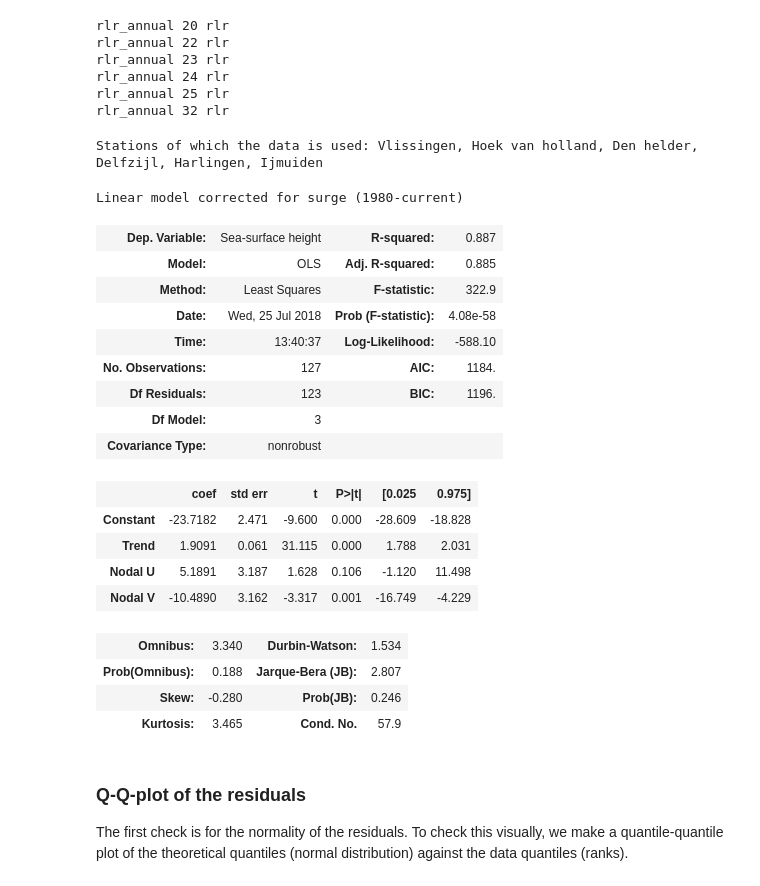
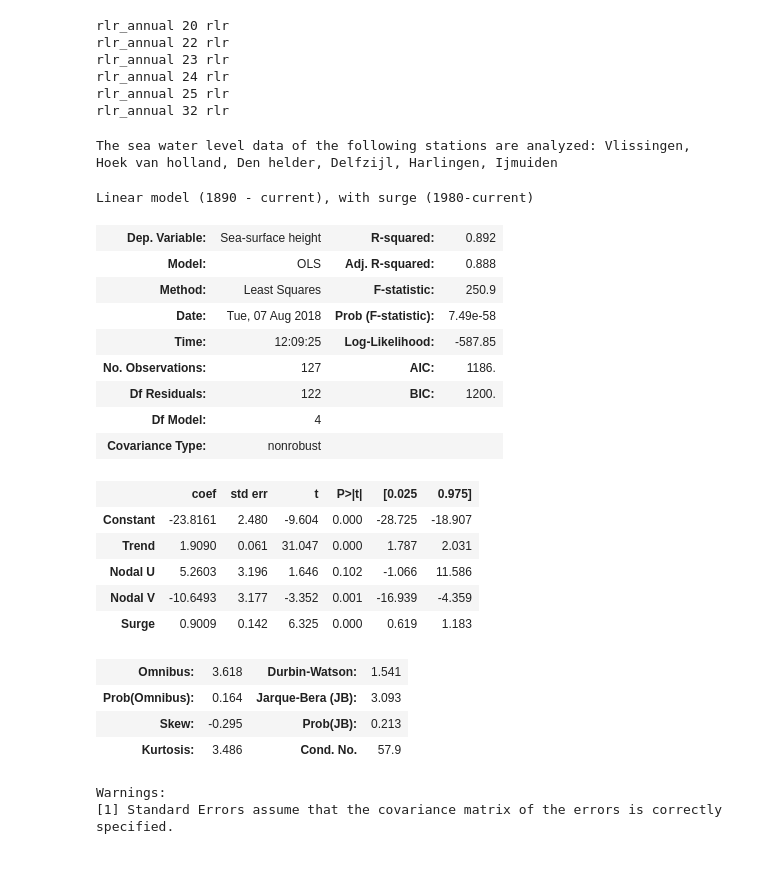
Before and after one commit to openearth/sealevel, a Jupyter notebook: notebooks/analysis/gtsr/Statistical tests.ipynb, the cells around one changed output. Saved outputs shown, nothing was run; the diff lists cells and outputs as text; code cells hidden in the pictures.

```diff
--- a/notebooks/analysis/gtsr/Statistical tests.ipynb
+++ b/notebooks/analysis/gtsr/Statistical tests.ipynb
@@ -81,14 +94,15 @@ mean_df = mean_df[mean_df['year'] >= 1890]
 
 station_names = [st.capitalize() for st in rlr_data.loc[stations, 'name'].tolist()]
 
-print(f'Stations of which the data is used: {", ".join(station_names)}')
+print(f'The sea water level data of the following stations are analyzed: {", ".join(station_names)}')
 # %% [output]
-Stations of which the data is used: Vlissingen, Hoek van holland, Den helder, Delfzijl, Harlingen, Ijmuiden
+The sea water level data of the following stations are analyzed: Vlissingen, Hoek van holland, Den helder, Delfzijl, Harlingen, Ijmuiden
 # %%
 # Add surge
 # Load surge and convert from meters to mm
-surge = pandas.read_pickle('d:/Documents/2695.50 Zeespiegelstijging 2018/Data/surge.pkl') * 1000
+surge = pandas.read_pickle('D:/Documents/2695.50 Zeespiegelstijging 2018/Data/surge.pkl') * 1000
 # Calculate average over given stations, per year
+# if monthly averages are needed, groupby "surge.index.month"
 average = surge[station_names].groupby(surge.index.year).mean().mean(axis=1)
 # Construct dataframe and add to mean_df
 surge_per_year = pandas.DataFrame(data=[average.mean()] * len(mean_df), index=mean_df['year'], columns=['surge'])
@@ -102,37 +116,54 @@ mean_df_corrected = mean_df.copy()
 mean_df_corrected['height'] -= mean_df_corrected['surge']
 
 # mean_df_corrected = mean_df_corrected[mean_df_corrected['year'] >= 1980]
+# %%
+def linear_model_with_surge(df):
+    """
+    Return the fit from the linear model on the given dataset df.
+    Wind and season can be enabled and disabled
+    """
+    y = df['height']
+    X = np.c_[
+        df['year']-1970,
+        np.cos(2*np.pi*(df['year']-1970)/18.613),
+        np.sin(2*np.pi*(df['year']-1970)/18.613),
+        df['surge']# * (df['year'] >= 1980)
+    ]
+    month = np.mod(df['year'], 1) * 12.0
+    names = ['Constant', 'Trend', 'Nodal U', 'Nodal V', 'Surge']
+
+    X = sm.add_constant(X)
+    model = sm.OLS(y, X, missing='drop')
+    fit = model.fit()
+    return fit, names
 # %%
-# Linear fit
-linear_fit, names = linear_model(mean_df_corrected, with_wind=False, with_season=False)
-
-table = linear_fit.summary(
+linear_fit_with_surge, names = linear_model_with_surge(mean_df)
+table = linear_fit_with_surge.summary(
     yname='Sea-surface height',
     xname=names,
-    title='Linear model corrected for surge (1980-current)'
+    title='Linear model (1890 - current), with surge (1980-current)'
 )
 display(table)
 # %% [output]
-Linear model corrected for surge (1980-current)
+Linear model (1890 - current), with surge (1980-current)
-| Dep. Variable: | Sea-surface height | R-squared: | 0.887 |
-| Model: | OLS | Adj. R-squared: | 0.885 |
-| Method: | Least Squares | F-statistic: | 322.9 |
-| Date: | Wed, 25 Jul 2018 | Prob (F-statistic): | 4.08e-58 |
-| Time: | 13:40:37 | Log-Likelihood: | -588.10 |
-| No. Observations: | 127 | AIC: | 1184. |
-| Df Residuals: | 123 | BIC: | 1196. |
-| Df Model: | 3 |  |  |
+| Dep. Variable: | Sea-surface height | R-squared: | 0.892 |
+| Model: | OLS | Adj. R-squared: | 0.888 |
+| Method: | Least Squares | F-statistic: | 250.9 |
+| Date: | Tue, 07 Aug 2018 | Prob (F-statistic): | 7.49e-58 |
+| Time: | 12:09:25 | Log-Likelihood: | -587.85 |
+| No. Observations: | 127 | AIC: | 1186. |
+| Df Residuals: | 122 | BIC: | 1200. |
+| Df Model: | 4 |  |  |
 | Covariance Type: | nonrobust |  |  |
 |  | coef | std err | t | P>|t| | [0.025 | 0.975] |
-| Constant | -23.7182 | 2.471 | -9.600 | 0.000 | -28.609 | -18.828 |
-| Trend | 1.9091 | 0.061 | 31.115 | 0.000 | 1.788 | 2.031 |
-| Nodal U | 5.1891 | 3.187 | 1.628 | 0.106 | -1.120 | 11.498 |
-| Nodal V | -10.4890 | 3.162 | -3.317 | 0.001 | -16.749 | -4.229 |
+| Constant | -23.8161 | 2.480 | -9.604 | 0.000 | -28.725 | -18.907 |
+| Trend | 1.9090 | 0.061 | 31.047 | 0.000 | 1.787 | 2.031 |
+| Nodal U | 5.2603 | 3.196 | 1.646 | 0.102 | -1.066 | 11.586 |
+| Nodal V | -10.6493 | 3.177 | -3.352 | 0.001 | -16.939 | -4.359 |
+| Surge | 0.9009 | 0.142 | 6.325 | 0.000 | 0.619 | 1.183 |
-| Omnibus: | 3.340 | Durbin-Watson: | 1.534 |
-| Prob(Omnibus): | 0.188 | Jarque-Bera (JB): | 2.807 |
-| Skew: | -0.280 | Prob(JB): | 0.246 |
-| Kurtosis: | 3.465 | Cond. No. | 57.9 |
+| Omnibus: | 3.618 | Durbin-Watson: | 1.541 |
+| Prob(Omnibus): | 0.164 | Jarque-Bera (JB): | 3.093 |
+| Skew: | -0.295 | Prob(JB): | 0.213 |
+| Kurtosis: | 3.486 | Cond. No. | 57.9 |
+Warnings:
+[1] Standard Errors assume that the covariance matrix of the errors is correctly specified.
-# %% [markdown]
-### Q-Q-plot of the residuals
-
-The first check is for the normality of the residuals. To check this visually, we make a quantile-quantile plot of the theoretical quantiles (normal distribution) against the data quantiles (ranks).
```
Also changed, not shown: parts of 22 cells of this notebook, 3 other files.
